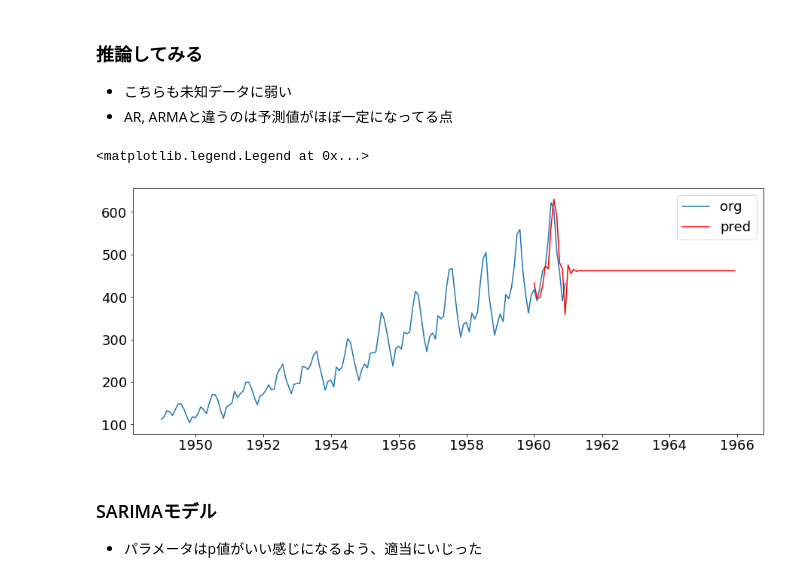
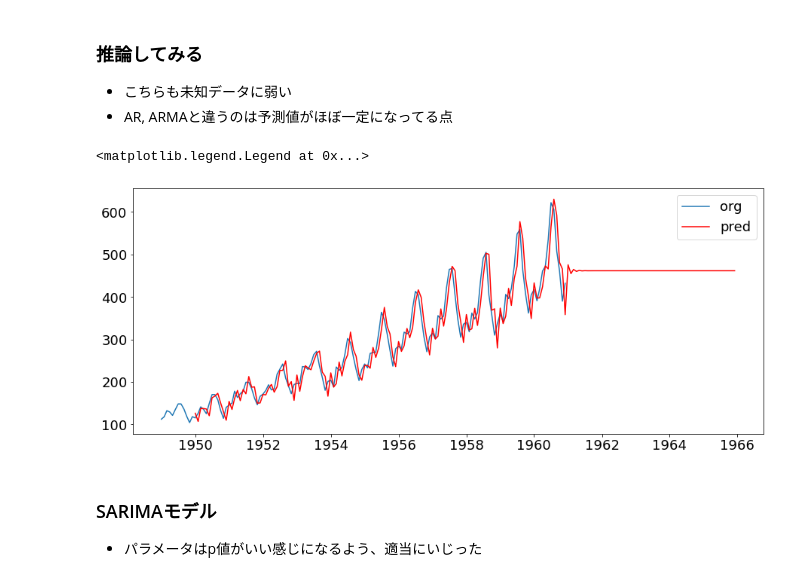
Before and after one commit to bokushi4/tsa_practice, a Jupyter notebook: 04_AirPassengers_analysis.ipynb, the cells around one changed output. Drawn from its saved outputs; the diff is of its cells as text; code cells hidden in the pictures.

```diff
--- a/04_AirPassengers_analysis.ipynb
+++ b/04_AirPassengers_analysis.ipynb
@@ -207,13 +220,13 @@ Warnings:
 - こちらも未知データに弱い
 - AR, ARMAと違うのは予測値がほぼ一定になってる点
 # %%
-pred = arima_mod.predict('1960-01', '1965-12')
+pred = arima_mod.predict('1950-01', '1965-12')
 plt.plot(ts, label="org")
 plt.plot(pred, "r", label="pred")
 plt.legend()
 # %% [output]
 <matplotlib.legend.Legend at 0x...>
-[figure, old version]
+[figure, new version]
 # %% [markdown]
 ### SARIMAモデル
 - パラメータはp値がいい感じになるよう、適当にいじった
```
Also changed, not shown: parts of 14 cells of this notebook, 5 other files.
